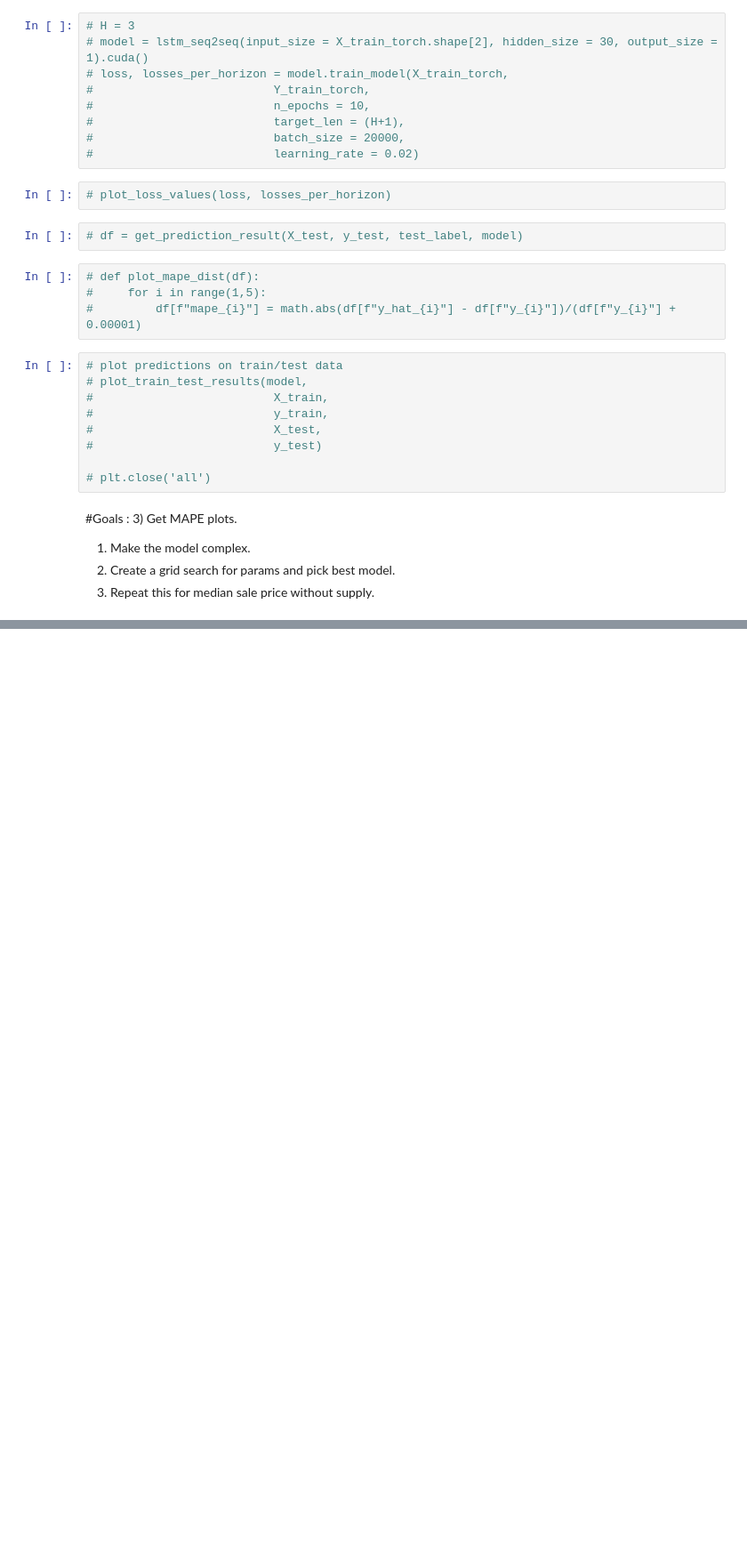
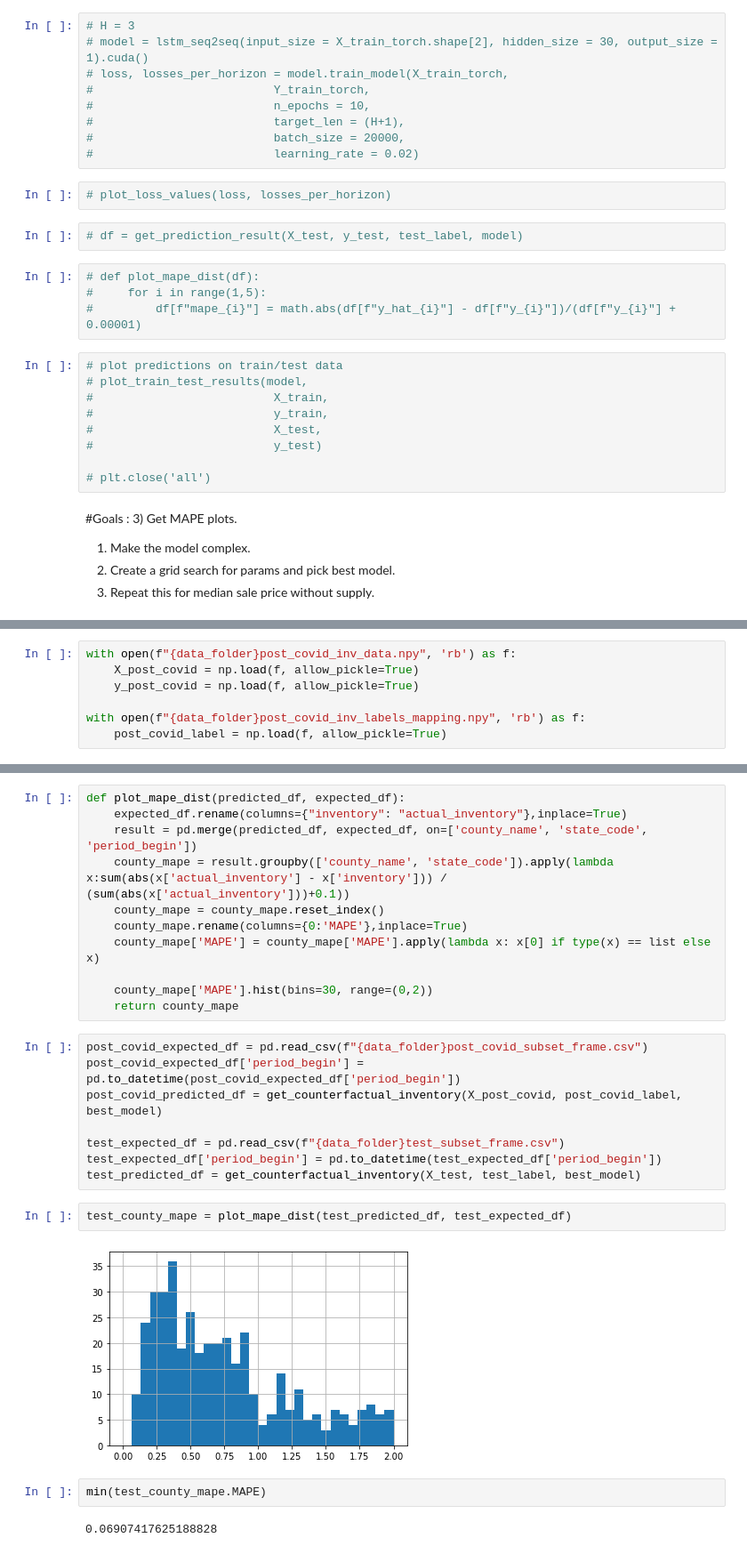
Before and after one commit to sparsha1644/HomePriceBeastNew, a Jupyter notebook: LSTM_EncoderDecoder.ipynb, the cells around one changed output, grey strips where cells are left out. Shown at 89% size. Cells and saved outputs as stored; diff of their text form; blank space fills up the shorter version.

```diff
--- a/LSTM_EncoderDecoder.ipynb
+++ b/LSTM_EncoderDecoder.ipynb
@@ -494,0 +567,7 @@ HIDDEN SIZE 15 : NUM LAYERS : 2 : LEARNING RATE : 0.04
+# %%
+with open(f"{data_folder}post_covid_inv_data.npy", 'rb') as f:
+    X_post_covid = np.load(f, allow_pickle=True)
+    y_post_covid = np.load(f, allow_pickle=True)
+
+with open(f"{data_folder}post_covid_inv_labels_mapping.npy", 'rb') as f:
+    post_covid_label = np.load(f, allow_pickle=True)
@@ -494,0 +606,27 @@ HIDDEN SIZE 15 : NUM LAYERS : 2 : LEARNING RATE : 0.04
+# %%
+def plot_mape_dist(predicted_df, expected_df):
+    expected_df.rename(columns={"inventory": "actual_inventory"},inplace=True)
+    result = pd.merge(predicted_df, expected_df, on=['county_name', 'state_code', 'period_begin'])
+    county_mape = result.groupby(['county_name', 'state_code']).apply(lambda x:sum(abs(x['actual_inventory'] - x['inventory'])) / (sum(abs(x['actual_inventory']))+0.1))
+    county_mape = county_mape.reset_index()
+    county_mape.rename(columns={0:'MAPE'},inplace=True)
+    county_mape['MAPE'] = county_mape['MAPE'].apply(lambda x: x[0] if type(x) == list else x)
+
+    county_mape['MAPE'].hist(bins=30, range=(0,2))
+    return county_mape
+# %%
+post_covid_expected_df = pd.read_csv(f"{data_folder}post_covid_subset_frame.csv")
+post_covid_expected_df['period_begin'] = pd.to_datetime(post_covid_expected_df['period_begin'])
+post_covid_predicted_df = get_counterfactual_inventory(X_post_covid, post_covid_label, best_model)
+
+test_expected_df = pd.read_csv(f"{data_folder}test_subset_frame.csv")
+test_expected_df['period_begin'] = pd.to_datetime(test_expected_df['period_begin'])
+test_predicted_df = get_counterfactual_inventory(X_test, test_label, best_model)
+# %%
+test_county_mape = plot_mape_dist(test_predicted_df, test_expected_df)
+# %% [output]
+[figure, added]
+# %%
+min(test_county_mape.MAPE)
+# %% [output]
+0.06907417625188828
```
Also changed, not shown: parts of 23 cells of this notebook, 8 other files.
